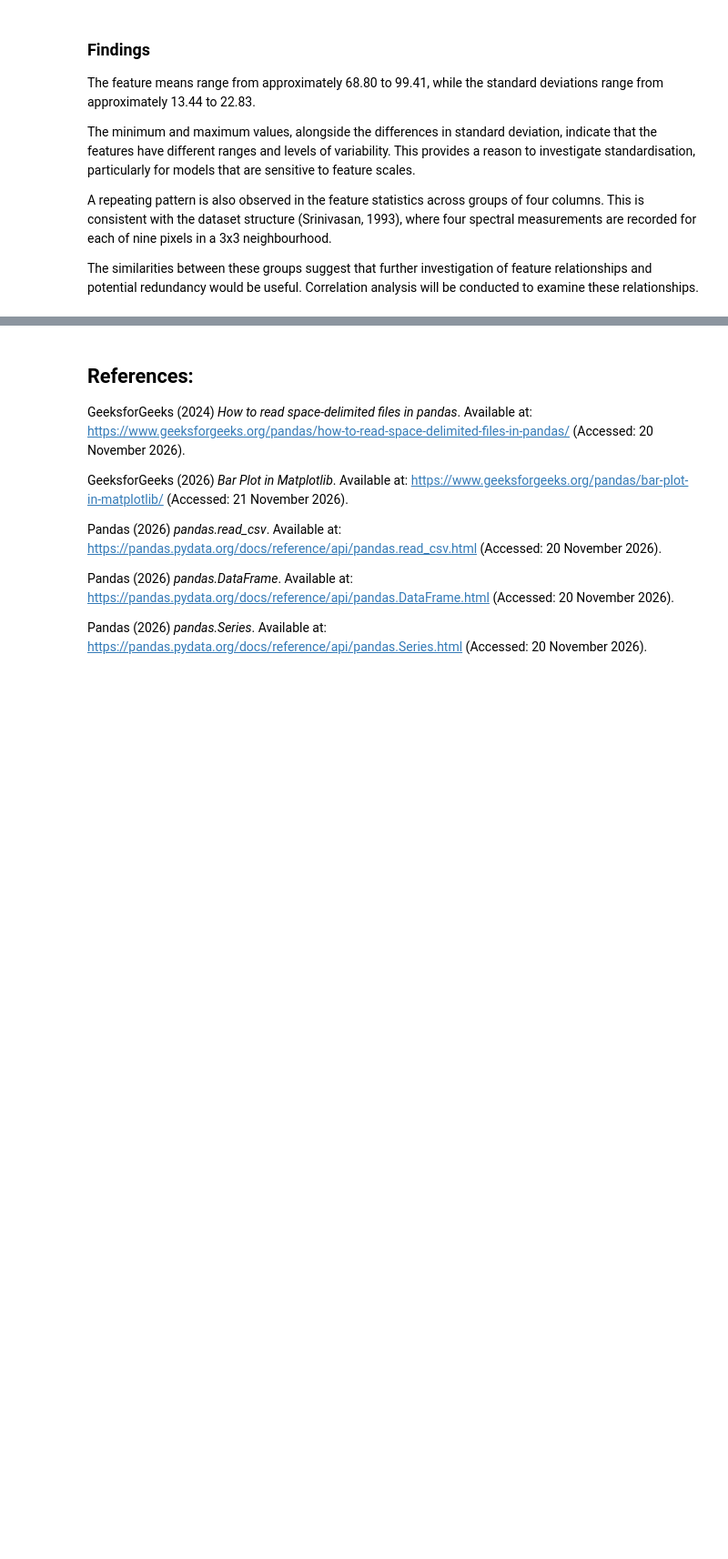
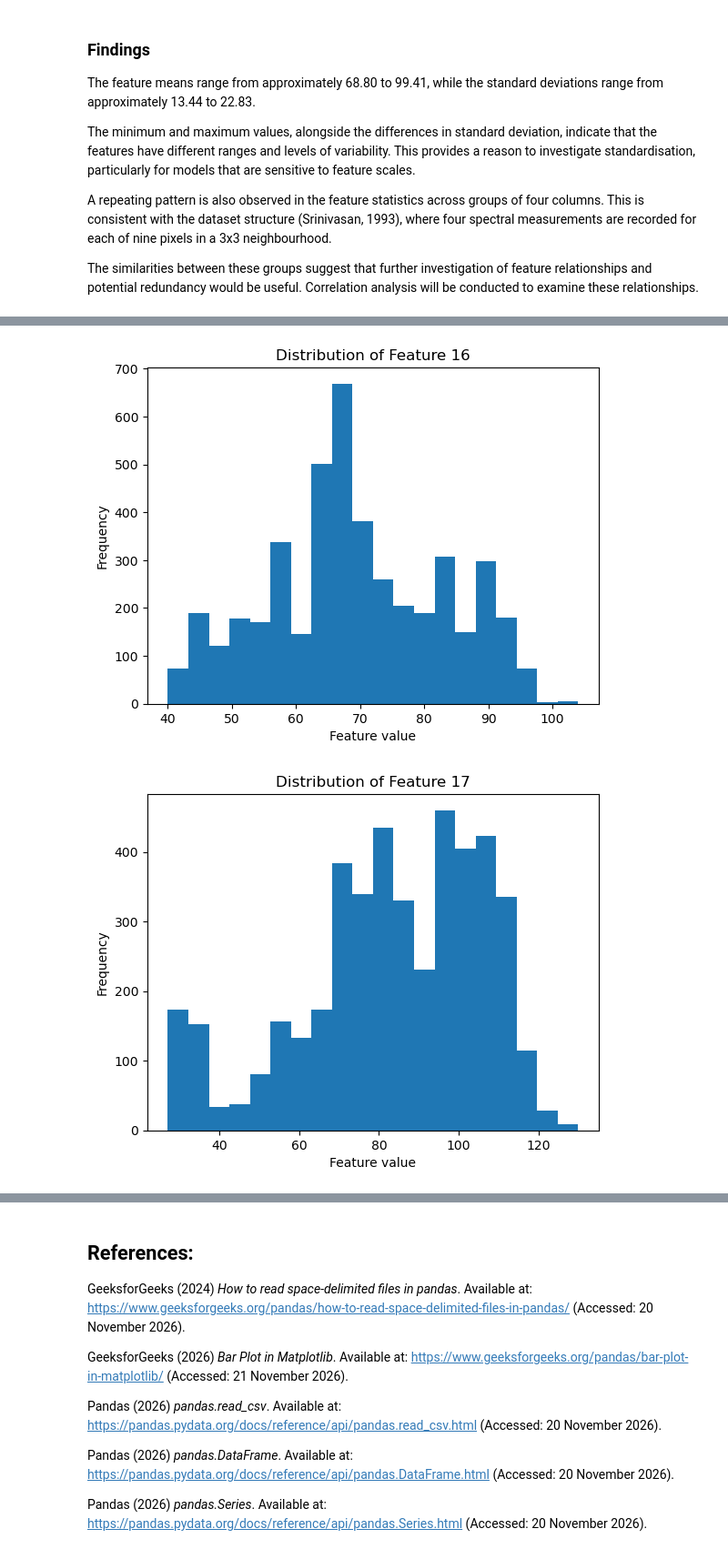
Before and after one commit to Melora-Mendonca/IN3062_CW_Group_28, a Jupyter notebook: IN3062_CW_Group_28.ipynb, the cells around one changed output, grey strips where cells are left out. Shown at 91% size. Saved outputs shown, nothing was run; the diff lists cells and outputs as text; code cells hidden in the pictures; blank space fills up the shorter version.

Commit message:
Histograms examining distribution of numerical features

```diff
--- a/IN3062_CW_Group_28.ipynb
+++ b/IN3062_CW_Group_28.ipynb
@@ -264,0 +271,20 @@ The similarities between these groups suggest that further investigation of feat
+# %%
+# Plotting approach learned from IN3062 Tutorial 2, Part 1 (Howe, 2026).
+# Histogram approach adapted from GeeksforGeeks (2026).
+
+# Selects the four spectral measurements (features) of the central pixel, described by Srinivasan (1993).
+selected_features = [16, 17, 18, 19]
+
+# Plots the distribution of each selected feature
+for feature in selected_features:
+    plt.hist(features[feature], bins=20)
+
+    # Labels the axes and adds a title to each histogram
+    plt.xlabel("Feature value")
+    plt.ylabel("Frequency")
+    plt.title(f"Distribution of Feature {feature}")
+
+    plt.show()
+# %% [output]
+[figure, added]
+[figure, added]
```
Also changed, not shown: parts of 4 cells of this notebook.
